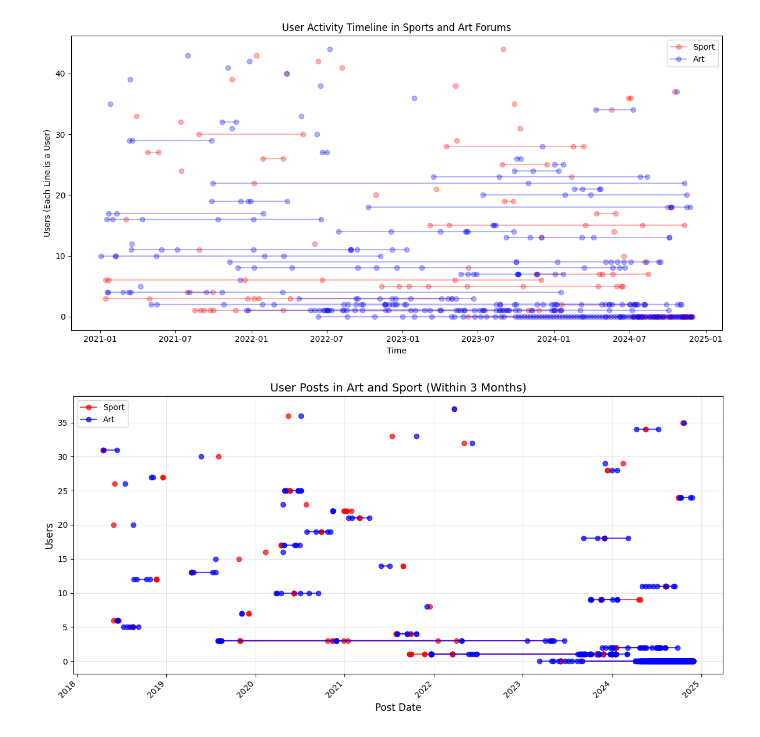
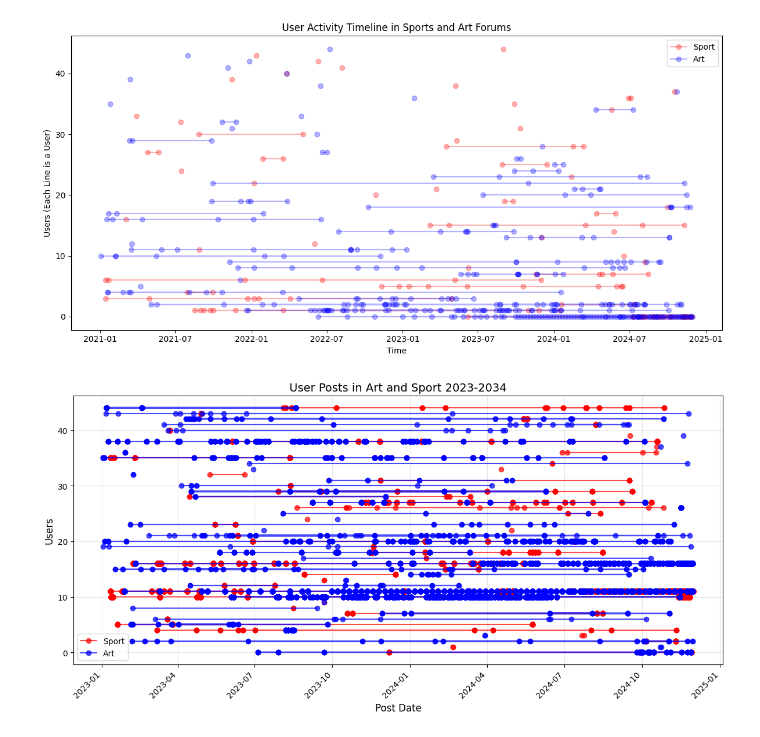
Before and after one commit to yuvalSaadati/Characterizing-human-behavior-using-internet-data, a Jupyter notebook: export_reddit art and sport.ipynb, the cells around one changed output. Cells and saved outputs as stored; diff of their text form; code cells hidden in the pictures.

Commit message:
adding excel file 3 months

```diff
--- a/export_reddit art and sport.ipynb
+++ b/export_reddit art and sport.ipynb
@@ -14,7 +14,7 @@ sport_forums = [
     "snowboarding", "taekwondo", "weightlifting", "wrestling", 'bodybuilding','crossfit', 'football', 'climbing', 'Swimming','tajiquan','zumba'
 ]
 not_creative_keywords = [
-    "Burnout", "blocked", "creative block",
+    "Burnout", "blocked", "creative block", "creative",
 "Struggling", "difficulty", "can't",
 "Lost", "losing", "lack",
 "Stuck", "stagnant", "uninspired",
@@ -274,7 +274,7 @@ for user, posts in art_posts_dic.items():
     for post in posts:
         if post['title'] and post['description']:
             content = f"{post['title']} {post['description']}".lower()
-            if any(keyword in content for keyword in not_creative_keywords) or any(keyword in content for keyword in creative_keywords):
+            if any(keyword.lower() in content for keyword in not_creative_keywords) or any(keyword.lower() in content for keyword in creative_keywords):
                 filtered_posts.append(post)
     if filtered_posts:
         filtered_art_posts[user] = filtered_posts
@@ -505,8 +505,7 @@ import matplotlib.pyplot as plt
 import pandas as pd
 
 # Constants
-MAX_TIME_DIFF = timedelta(days=100)  # 2 months
-cutoff_date = datetime(2018, 1, 1)
+cutoff_date = datetime(2023, 1, 1)
 
 # Process and filter data for users with posts in both art and sport within 2 months
 user_timeline_data = {}
@@ -514,23 +513,23 @@ excel_data = []
 user_timeline_data = {}
 excel_data = []
 
-for user in sorted_users_dict:
+for user in sport_posts_dic.keys():
     sport_array = [
         datetime.utcfromtimestamp(post['created_utc'])
-        for post in filtered_sport_posts[user]
+        for post in sport_posts_dic[user]
         if datetime.utcfromtimestamp(post['created_utc']) >= cutoff_date
     ]
     sport_array_posts = [
-        post for post in filtered_sport_posts[user]
+        post for post in sport_posts_dic[user]
         if datetime.utcfromtimestamp(post['created_utc']) >= cutoff_date
     ]
     art_array = [
         datetime.utcfromtimestamp(post['created_utc'])
-        for post in filtered_art_posts[user]
+        for post in art_posts_dic[user]
         if datetime.utcfromtimestamp(post['created_utc']) >= cutoff_date
     ]
     art_array_posts = [
-        post for post in filtered_art_posts[user]
+        post for post in art_posts_dic[user]
         if datetime.utcfromtimestamp(post['created_utc']) >= cutoff_date
     ]
 
@@ -540,7 +539,7 @@ for user in sorted_users_dict:
         (sport_post, art_post)
         for sport_post, sport_time in zip(sport_array_posts, sport_array)
         for art_post, art_time in zip(art_array_posts, art_array)
-        if sport_time is not None and art_time is not None and abs(sport_time - art_time) <= MAX_TIME_DIFF
+        if sport_time is not None and art_time is not None and abs(sport_time - art_time)
     ]
 
 
@@ -573,7 +572,7 @@ for user in sorted_users_dict:
 df = pd.DataFrame(excel_data)
 
 # Save the DataFrame to an Excel file
-output_file = "user_posts_art_and_sport_within_3_months.xlsx"
+output_file = "user_posts_art_and_sport_no_filter.xlsx"
 df.to_excel(output_file, index=False)
 
 # Plot the timeline
@@ -583,32 +582,32 @@ for i, (user, data) in enumerate(user_timeline_data.items()):
     sport_times = [datetime.utcfromtimestamp(post[0]['created_utc']) for post in data['matched_posts']]
     art_times = [datetime.utcfromtimestamp(post[1]['created_utc']) for post in data['matched_posts']]
 
     # Plot sport posts
     plt.plot(
         sport_times, [i] * len(sport_times),
         color='red', alpha=0.7, linestyle='-', marker='o',
         label='Sport' if i == 0 else ""
     )
 
     # Plot art posts
     plt.plot(
         art_times, [i] * len(art_times),
         color='blue', alpha=0.7, linestyle='-', marker='o',
         label='Art' if i == 0 else ""
     )
 
 # Enhance the plot
-plt.title("User Posts in Art and Sport (Within 3 Months)", fontsize=14)
+plt.title("User Posts in Art and Sport 2023-2034", fontsize=14)
 plt.xlabel("Post Date", fontsize=12)
 plt.ylabel("Users", fontsize=12)
 
 # Format x-axis for dates
 plt.gcf().autofmt_xdate()  # Automatically format date labels
 plt.xticks(fontsize=10, rotation=45)  # Rotate x-axis labels for readability
 
 plt.legend()
 plt.grid(True, alpha=0.3)
 plt.tight_layout()
 plt.show()
 # %% [output]
-[figure, old version]
+[figure, new version]
```
Also changed, not shown: parts of 3 cells of this notebook, 5 other files.
